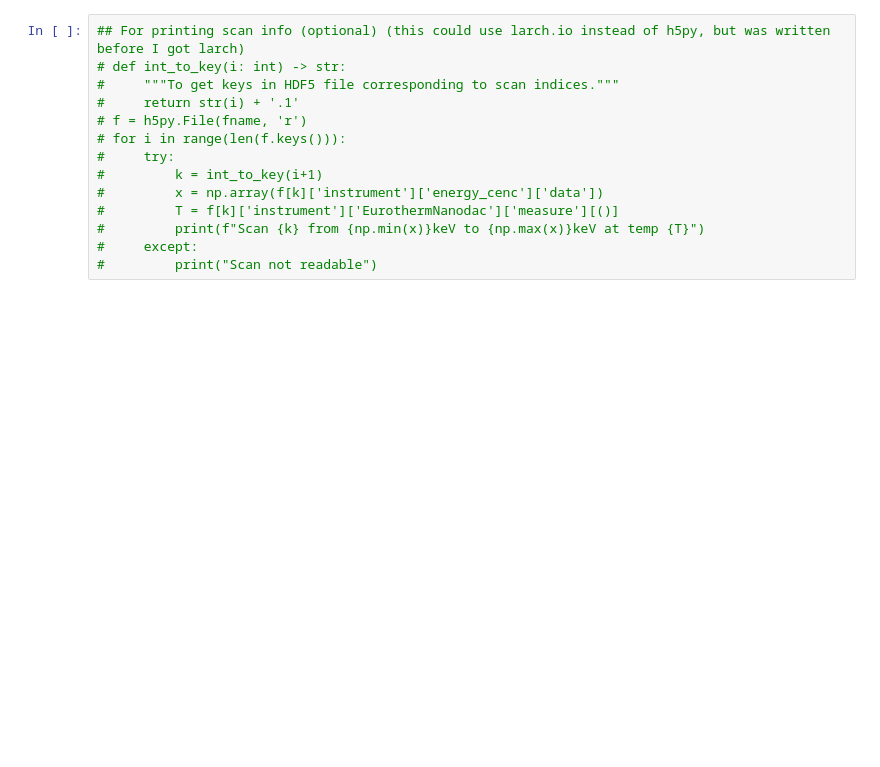
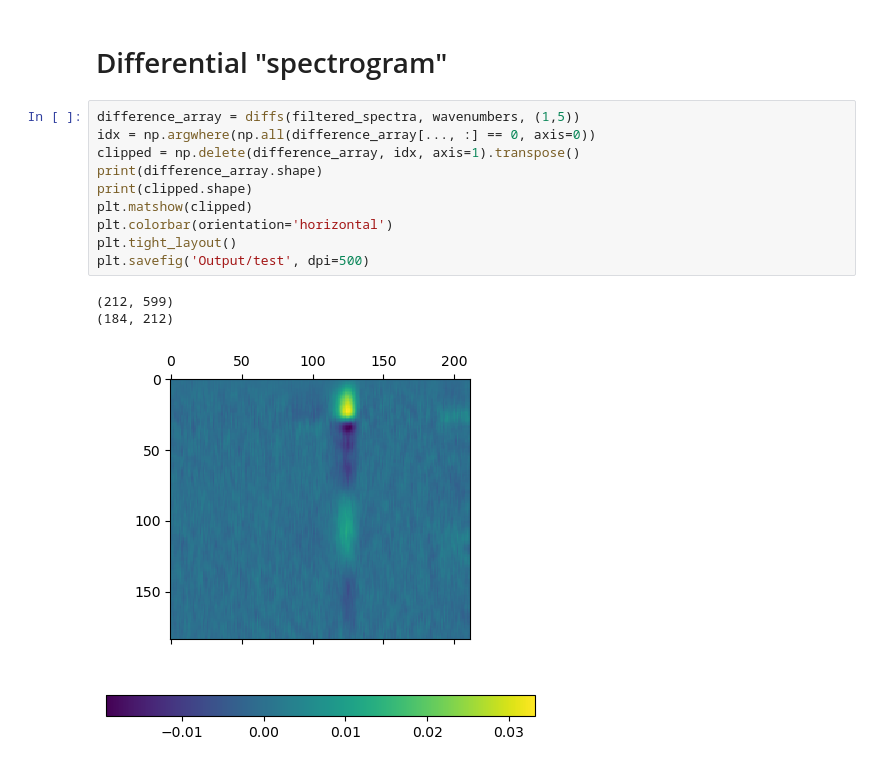
Before and after one commit to Certaingemstone/heo-xas-xrd, a Jupyter notebook: xas-time-evolution-bm23.ipynb, the cells around one changed output. Saved outputs shown, nothing was run; the diff lists cells and outputs as text; blank space fills up the shorter version.

```diff
--- a/xas-time-evolution-bm23.ipynb
+++ b/xas-time-evolution-bm23.ipynb
@@ -224,14 +297,16 @@ some old stuff
-# %%
-## For printing scan info (optional) (this could use larch.io instead of h5py, but was written before I got larch)
-# def int_to_key(i: int) -> str:
-#     """To get keys in HDF5 file corresponding to scan indices."""
-#     return str(i) + '.1'
-# f = h5py.File(fname, 'r')
-# for i in range(len(f.keys())):
-#     try:
-#         k = int_to_key(i+1)
-#         x = np.array(f[k]['instrument']['energy_cenc']['data'])
-#         T = f[k]['instrument']['EurothermNanodac']['measure'][()]
-#         print(f"Scan {k} from {np.min(x)}keV to {np.max(x)}keV at temp {T}")
-#     except:
-#         print("Scan not readable")
+# %% [markdown]
+# Differential "spectrogram"
+# %%
+difference_array = diffs(filtered_spectra, wavenumbers, (1,5))
+idx = np.argwhere(np.all(difference_array[..., :] == 0, axis=0))
+clipped = np.delete(difference_array, idx, axis=1).transpose()
+print(difference_array.shape)
+print(clipped.shape)
+plt.matshow(clipped)
+plt.colorbar(orientation='horizontal')
+plt.tight_layout()
+plt.savefig('Output/test', dpi=500)
+# %% [output]
+(212, 599)
+(184, 212)
+[figure, added]
```
Also changed, not shown: parts of 16 cells of this notebook, 41 other files.
